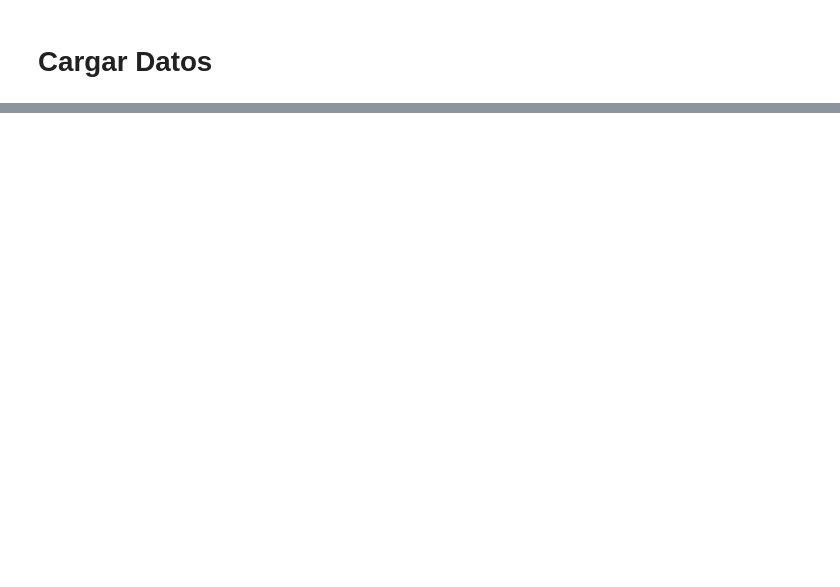
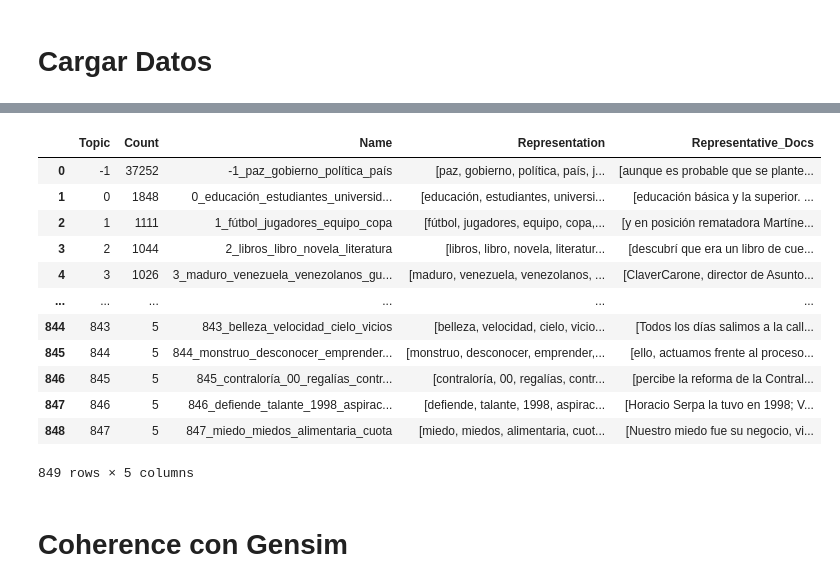
Before and after one commit to BMSS-EAFIT-Projects/HumanidadesDigitales, a Jupyter notebook: notebooks/9_bertopic_chunks_general.ipynb, the cells around one changed output, grey strips where cells are left out. Cells and saved outputs as stored; diff of their text form; code cells hidden in the pictures; blank space fills up the shorter version.

```diff
--- a/notebooks/9_bertopic_chunks_general.ipynb
+++ b/notebooks/9_bertopic_chunks_general.ipynb
@@ -263,0 +54,24 @@ KeyboardInterrupt:
+# %%
+documents = chunks_etiquetados['texto_chunk'].tolist()
+# %%
+vectorizer_model = CountVectorizer(
+    stop_words= list(spanish_stopwords),
+    max_features=5000,
+    min_df=5,
+    ngram_range=(1, 1),
+    strip_accents=None
+)
+# %%
+topic_model = BERTopic(
+    vectorizer_model=vectorizer_model,
+    nr_topics=10,
+    min_topic_size=20,
+    calculate_probabilities=False,
+    verbose=True,
+    language="spanish"
+)
+# %%
+topics, probs = topic_model.fit_transform(
+    documents,
+    embeddings=embeddings   # embeddings Gemma
+)
@@ -263,0 +89,18 @@ KeyboardInterrupt:
+# %%
+topic_model.get_topic_info()
+# %% [output]
+|  | Topic | Count | Name | Representation | Representative_Docs |
+| 0 | -1 | 37252 | -1_paz_gobierno_política_país | [paz, gobierno, política, país, j... | [aunque es probable que se plante... |
+| 1 | 0 | 1848 | 0_educación_estudiantes_universid... | [educación, estudiantes, universi... | [educación básica y la superior. ... |
+| 2 | 1 | 1111 | 1_fútbol_jugadores_equipo_copa | [fútbol, jugadores, equipo, copa,... | [y en posición rematadora Martíne... |
+| 3 | 2 | 1044 | 2_libros_libro_novela_literatura | [libros, libro, novela, literatur... | [descubrí que era un libro de cue... |
+| 4 | 3 | 1026 | 3_maduro_venezuela_venezolanos_gu... | [maduro, venezuela, venezolanos, ... | [ClaverCarone, director de Asunto... |
+| ... | ... | ... | ... | ... | ... |
+| 844 | 843 | 5 | 843_belleza_velocidad_cielo_vicios | [belleza, velocidad, cielo, vicio... | [Todos los días salimos a la call... |
+| 845 | 844 | 5 | 844_monstruo_desconocer_emprender... | [monstruo, desconocer, emprender,... | [ello, actuamos frente al proceso... |
+| 846 | 845 | 5 | 845_contraloría_00_regalías_contr... | [contraloría, 00, regalías, contr... | [percibe la reforma de la Contral... |
+| 847 | 846 | 5 | 846_defiende_talante_1998_aspirac... | [defiende, talante, 1998, aspirac... | [Horacio Serpa la tuvo en 1998; V... |
+| 848 | 847 | 5 | 847_miedo_miedos_alimentaria_cuota | [miedo, miedos, alimentaria, cuot... | [Nuestro miedo fue su negocio, vi... |
+849 rows × 5 columns
+# %% [markdown]
+# Coherence con Gensim
```
Also changed, not shown: parts of 50 cells of this notebook, 18 other files.
